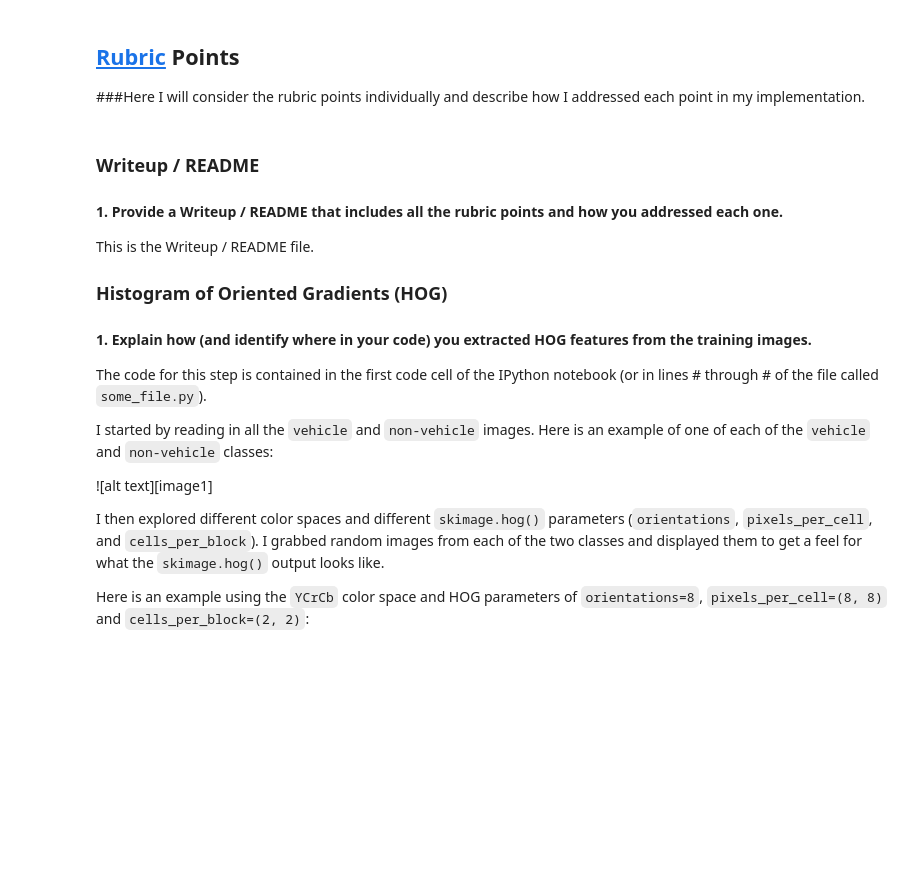
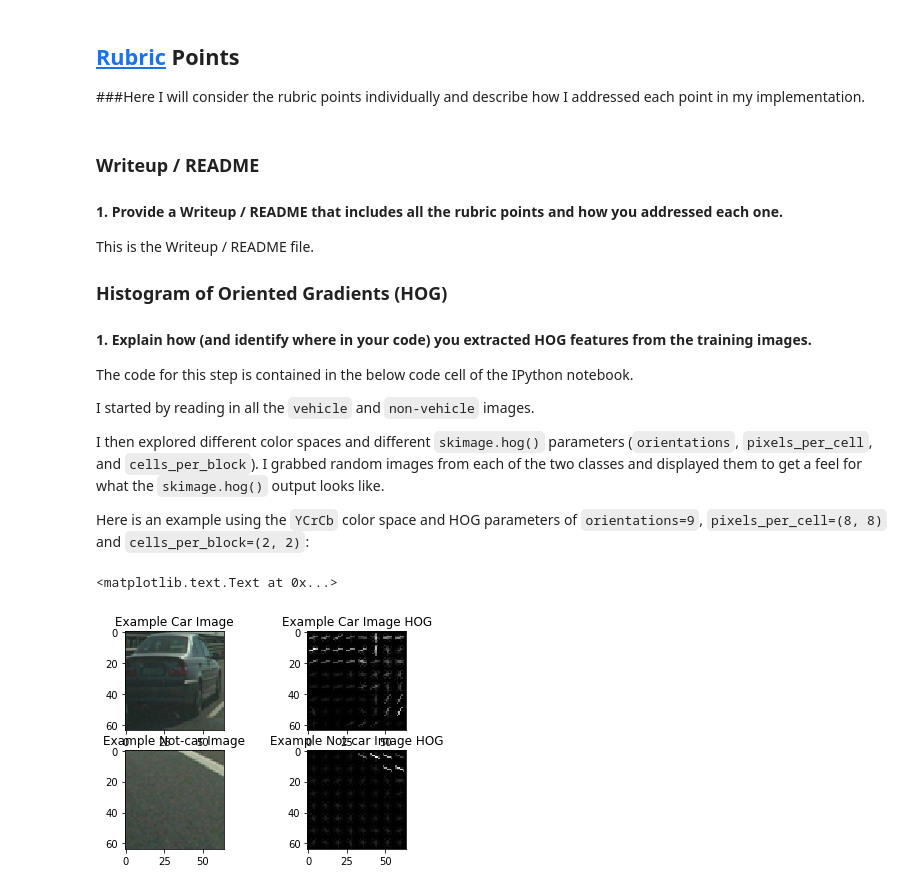
Before and after one commit to halolee/CarND-Vehicle-Detection, a Jupyter notebook: P5.ipynb, the cells around one changed output. Drawn from its saved outputs; the diff is of its cells as text; code cells hidden in the pictures; blank space fills up the shorter version.

```diff
--- a/P5.ipynb
+++ b/P5.ipynb
@@ -33,12 +158,10 @@ This is the Writeup / README file.
 
 #### 1. Explain how (and identify where in your code) you extracted HOG features from the training images.
 
-The code for this step is contained in the first code cell of the IPython notebook (or in lines # through # of the file called `some_file.py`).
+The code for this step is contained in the below code cell of the IPython notebook.
 
-I started by reading in all the `vehicle` and `non-vehicle` images.  Here is an example of one of each of the `vehicle` and `non-vehicle` classes:
-
-![alt text][image1]
+I started by reading in all the `vehicle` and `non-vehicle` images.
 
 I then explored different color spaces and different `skimage.hog()` parameters (`orientations`, `pixels_per_cell`, and `cells_per_block`).  I grabbed random images from each of the two classes and displayed them to get a feel for what the `skimage.hog()` output looks like.
 
-Here is an example using the `YCrCb` color space and HOG parameters of `orientations=8`, `pixels_per_cell=(8, 8)` and `cells_per_block=(2, 2)`:
+Here is an example using the `YCrCb` color space and HOG parameters of `orientations=9`, `pixels_per_cell=(8, 8)` and `cells_per_block=(2, 2)`:
@@ -289,0 +168,50 @@ train_SVC_if_needed()
+# %%
+def loading_training_images():
+    # Divide up into cars and notcars
+    images = glob.glob('HOG_Full_Size/*/*/*')
+    cars = []
+    notcars = []
+    for image in images:
+        if 'non-vehicles' in image:
+            notcars.append(image)
+        else:
+            cars.append(image)
+    return cars, notcars
+
+def hog_image(image):
+    orient = 9
+    pix_per_cell = 8
+    cell_per_block = 2
+    gray = cv2.cvtColor(image, cv2.COLOR_RGB2GRAY)
+    features, hog_image = get_hog_features(gray, orient=orient, pix_per_cell=pix_per_cell, cell_per_block=cell_per_block, vis=True, feature_vec=False)
+    return hog_image
+
+
+cars, notcars = loading_training_images()
+
+car_ind = np.random.randint(0, len(cars))
+notcar_ind = np.random.randint(0, len(notcars))
+
+# Read in car / not-car images
+car_image = mpimg.imread(cars[car_ind])
+car_image_hog = hog_image(car_image)
+notcar_image = mpimg.imread(notcars[notcar_ind])
+notcar_image_hog = hog_image(notcar_image)
+
+# Plot the examples
+fig = plt.figure()
+plt.subplot(221)
+plt.imshow(car_image)
+plt.title('Example Car Image')
+plt.subplot(222)
+plt.imshow(car_image_hog, cmap='gray')
+plt.title('Example Car Image HOG')
+plt.subplot(223)
+plt.imshow(notcar_image)
+plt.title('Example Not-car Image')
+plt.subplot(224)
+plt.imshow(notcar_image_hog, cmap='gray')
+plt.title('Example Not-car Image HOG')
+# %% [output]
+<matplotlib.text.Text at 0x...>
+[figure, added]
```
Also changed, not shown: parts of 20 cells of this notebook.
